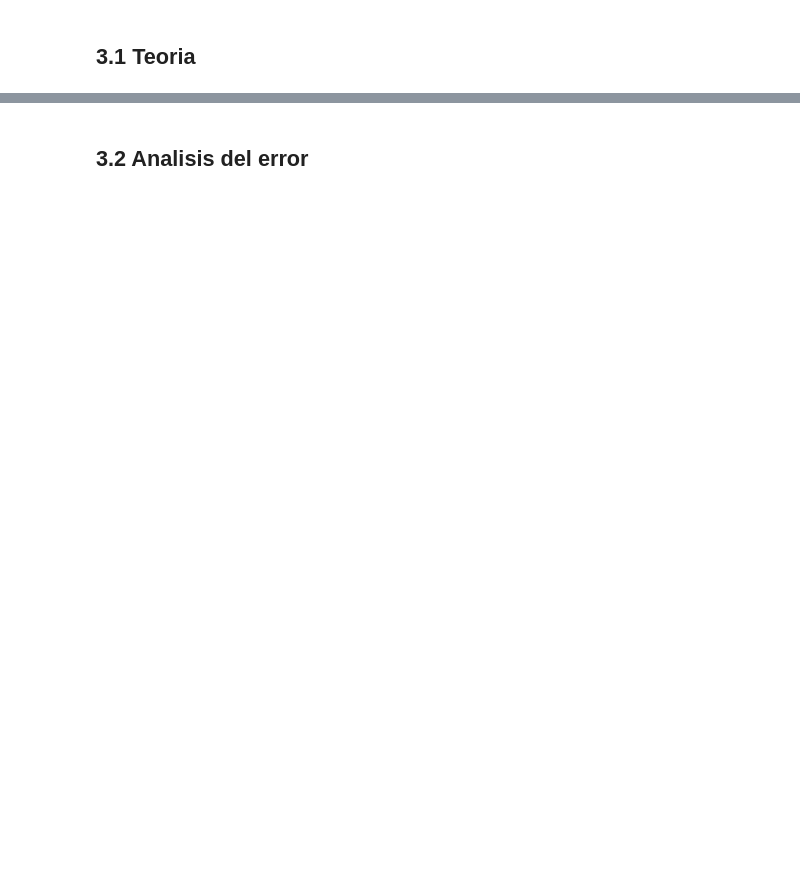
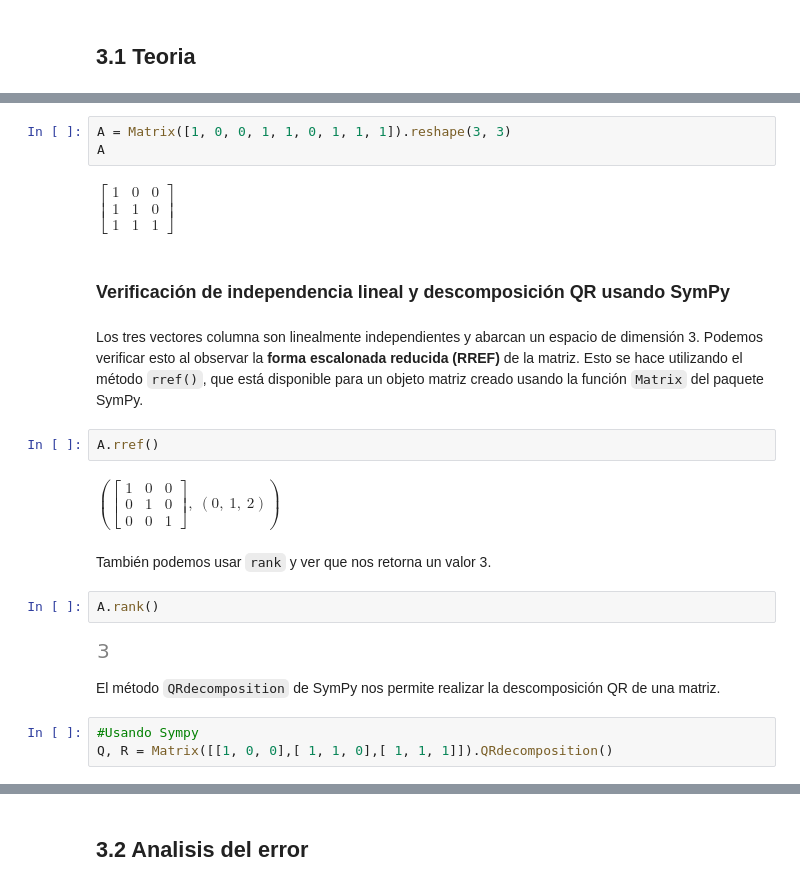
Before and after one commit to macaluzate/Ardila-Canavera-Martin, a Jupyter notebook: Tarea1.ipynb, the cells around one changed output, grey strips where cells are left out. Saved outputs shown, nothing was run; the diff lists cells and outputs as text; blank space fills up the shorter version.

```diff
--- a/Tarea1.ipynb
+++ b/Tarea1.ipynb
@@ -190,0 +205,24 @@ $$
+# %%
+A = Matrix([1, 0, 0, 1, 1, 0, 1, 1, 1]).reshape(3, 3)
+A
+# %% [output]
+$\displaystyle \left[\begin{matrix}1 & 0 & 0\\1 & 1 & 0\\1 & 1 & 1\end{matrix}\right]$
+# %% [markdown]
+### Verificación de independencia lineal y descomposición QR usando SymPy
+# %% [markdown]
+Los tres vectores columna son linealmente independientes y abarcan un espacio de dimensión 3. Podemos verificar esto al observar la **forma escalonada reducida (RREF)** de la matriz. Esto se hace utilizando el método `rref()`, que está disponible para un objeto matriz creado usando la función `Matrix` del paquete SymPy.
+# %%
+A.rref()
+# %% [output]
+$\displaystyle \left( \left[\begin{matrix}1 & 0 & 0\\0 & 1 & 0\\0 & 0 & 1\end{matrix}\right], \  \left( 0, \  1, \  2\right)\right)$
+# %% [markdown]
+También podemos usar `rank` y ver que nos retorna un valor 3.
+# %%
+A.rank()
+# %% [output]
+[figure, added]
+# %% [markdown]
+El método `QRdecomposition` de SymPy nos permite realizar la descomposición QR de una matriz.
+# %%
+#Usando Sympy
+Q, R = Matrix([[1, 0, 0],[ 1, 1, 0],[ 1, 1, 1]]).QRdecomposition()
```
Also changed, not shown: parts of 82 cells of this notebook, 2 other files.
